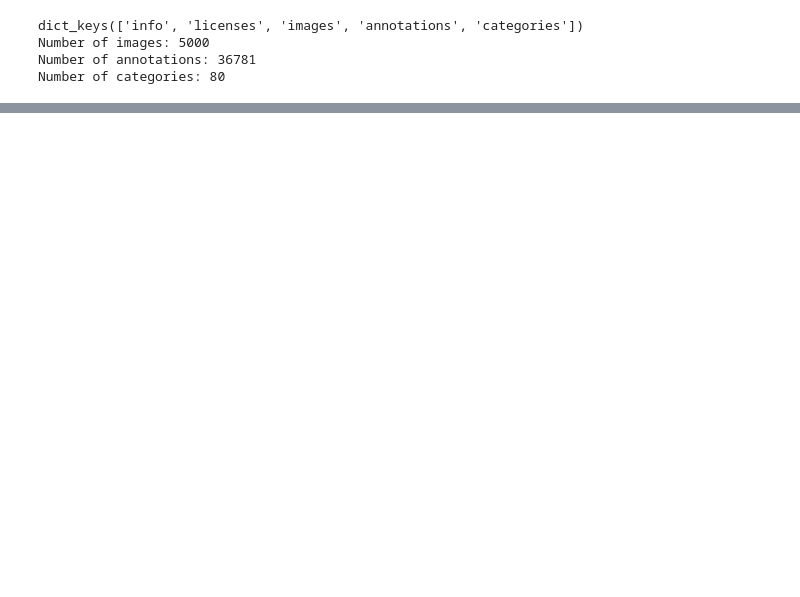
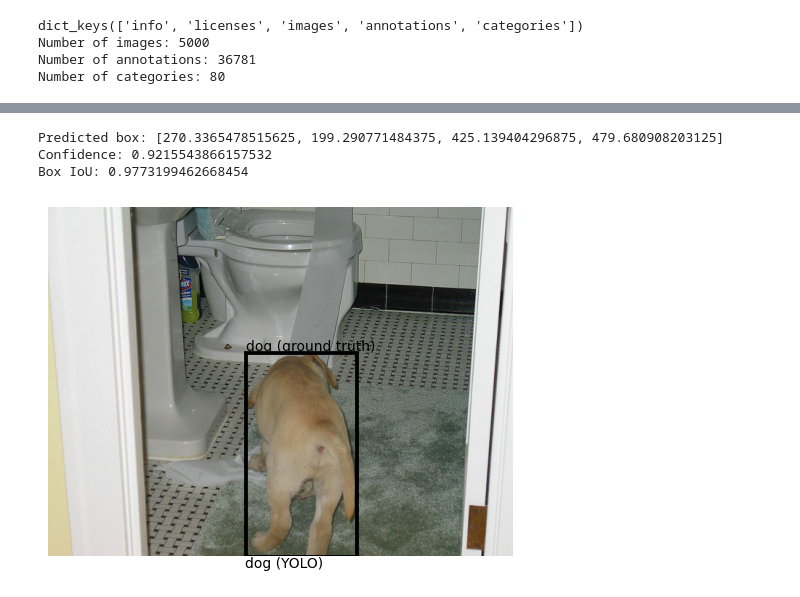
Before and after one commit to mahsawye/robust-visual-segmentation, a Jupyter notebook: notebooks/01_coco_exploration.ipynb, the cells around one changed output, grey strips where cells are left out. Drawn from its saved outputs; the diff is of its cells as text; code cells hidden in the pictures; blank space fills up the shorter version.

```diff
--- a/notebooks/01_coco_exploration.ipynb
+++ b/notebooks/01_coco_exploration.ipynb
@@ -70,3 +71,5 @@ def get_category_name(category_id, categories):
     for category in categories:
         if category["id"] == category_id:
             return category["name"]
+
+    return None
@@ -204,0 +364,65 @@ nothing to commit (create/copy files and use "git add" to track)
+# %%
+if best_detection_2 is not None:
+    predicted_box_2 = best_detection_2['box']
+    confidence_2 = best_detection_2['confidence']
+    box_iou_2 = calculate_iou(ground_truth_box_2, predicted_box_2)
+
+    print('Predicted box:', predicted_box_2)
+    print('Confidence:', confidence_2)
+    print('Box IoU:', box_iou_2)
+else:
+    predicted_box_2 = None
+    box_iou_2 = None
+    print('No dog detection was found.')
+# %% [output]
+Predicted box: [270.3365478515625, 199.290771484375, 425.139404296875, 479.680908203125]
+Confidence: 0.9215543866157532
+Box IoU: 0.9773199462668454
+# %%
+# Visualize the ground-truth box for the successful-detection example.
+fig, ax = plt.subplots(figsize=(6, 7))
+ax.imshow(image_2)
+
+x1, y1, x2, y2 = ground_truth_box_2
+
+ground_truth_rect = Rectangle(
+    (x1, y1),
+    x2 - x1,
+    y2 - y1,
+    fill=False,
+    linewidth=2
+)
+
+ax.add_patch(ground_truth_rect)
+ax.text(
+    x1,
+    y1,
+    'dog (ground truth)',
+    fontsize=10,
+    verticalalignment='bottom'
+)
+
+if predicted_box_2 is not None:
+    px1, py1, px2, py2 = predicted_box_2
+
+    predicted_rect = Rectangle(
+        (px1, py1),
+        px2 - px1,
+        py2 - py1,
+        fill=False,
+        linewidth=2
+    )
+
+    ax.add_patch(predicted_rect)
+    ax.text(
+        px1,
+        py2,
+        'dog (YOLO)',
+        fontsize=10,
+        verticalalignment='top'
+    )
+
+ax.axis('off')
+plt.show()
+# %% [output]
+[figure, added]
```
Also changed, not shown: parts of 46 cells of this notebook.
